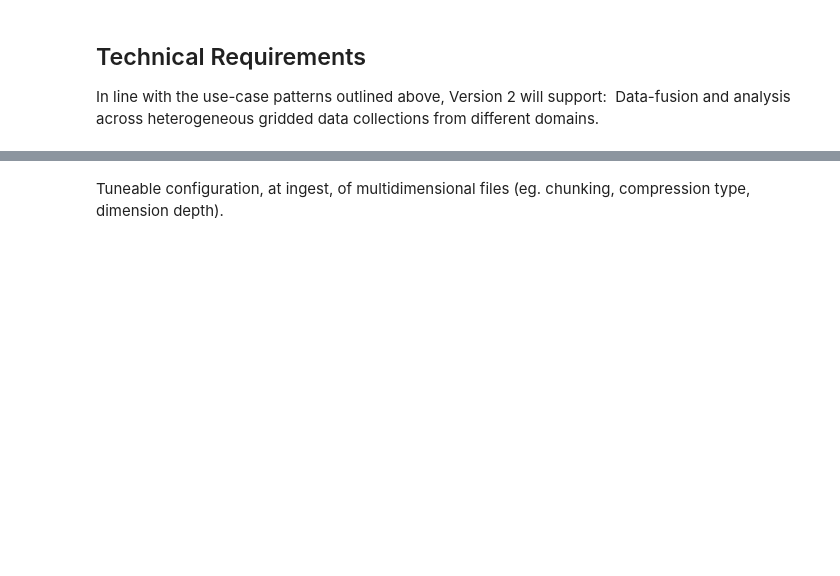
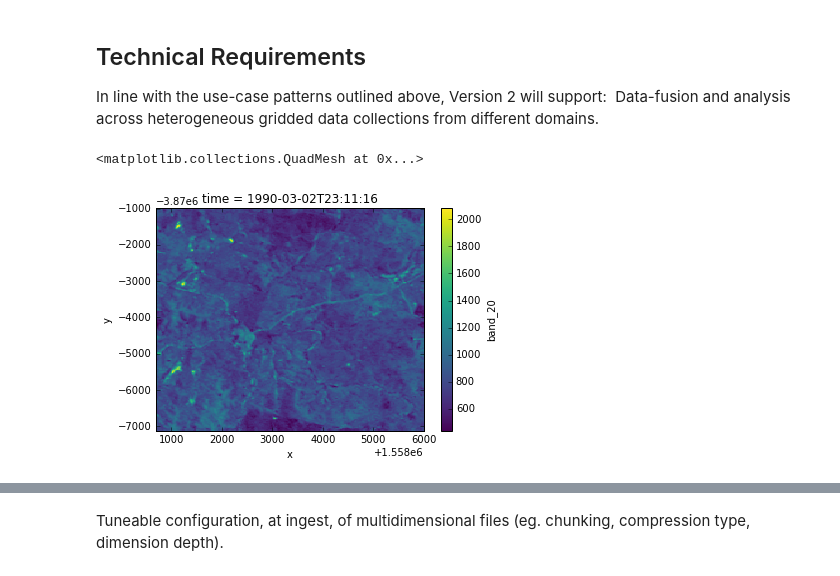
Before and after one commit to GeoscienceAustralia/dea-validation, a Jupyter notebook: requirements_met.ipynb, the cells around one changed output, grey strips where cells are left out. Drawn from its saved outputs; the diff is of its cells as text; code cells hidden in the pictures; blank space fills up the shorter version.

```diff
--- a/requirements_met.ipynb
+++ b/requirements_met.ipynb
@@ -134,0 +122,4 @@ All data collections that are included in the Australian implementation of the A
+# %%
+import datacube.api
+dc = datacube.api.API()
+print dc.list_products()[0]['global_attributes']['license']
@@ -147 +173,10 @@ In line with the use-case patterns outlined above, Version 2 will support:
 domains.
+# %%
+from datacube.api import geo_xarray
+nbar = dc.get_dataset(product='NBAR', x=(149.1,149.15),y=(-34.5,-34.55))
+src_crs = nbar['crs'].attrs['spatial_ref']
+n1 = nbar['band_20'].isel(time=0)
+n1.plot()
+# %% [output]
+<matplotlib.collections.QuadMesh at 0x...>
+[figure, added]
```
Also changed, not shown: parts of 17 cells of this notebook.
